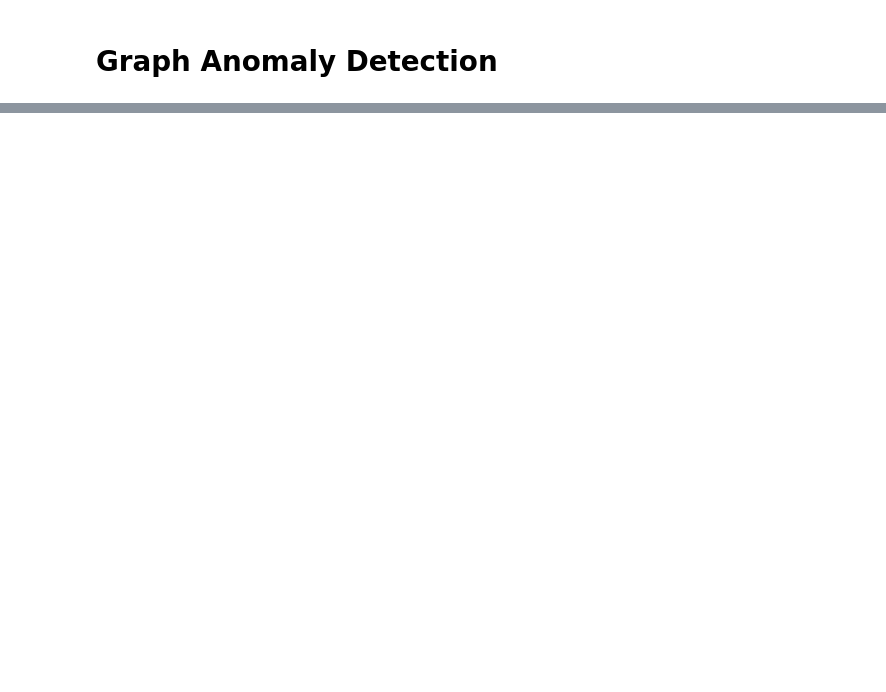
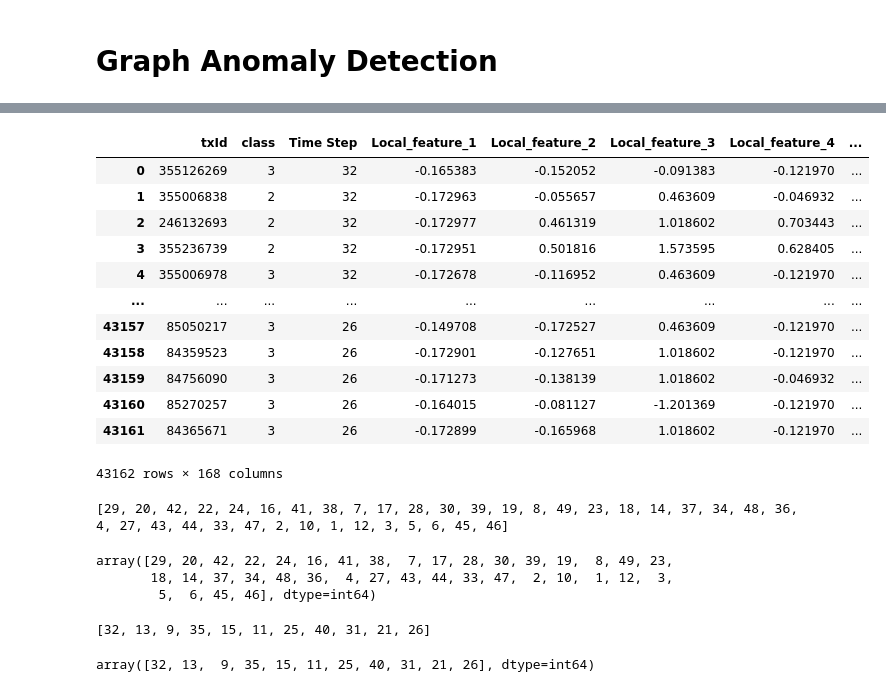
Before and after one commit to Arnau1/GraphAnomaly, a Jupyter notebook: ViewData.ipynb, the cells around one changed output, grey strips where cells are left out. Drawn from its saved outputs; the diff is of its cells as text; code cells hidden in the pictures; blank space fills up the shorter version.

```diff
--- a/ViewData.ipynb
+++ b/ViewData.ipynb
@@ -79,0 +133,34 @@ df_merged.head()
+# %%
+test_df
+# %% [output]
+|  | txId | class | Time Step | Local_feature_1 | Local_feature_2 | Local_feature_3 | Local_feature_4 | ... |
+| 0 | 355126269 | 3 | 32 | -0.165383 | -0.152052 | -0.091383 | -0.121970 | ... |
+| 1 | 355006838 | 2 | 32 | -0.172963 | -0.055657 | 0.463609 | -0.046932 | ... |
+| 2 | 246132693 | 2 | 32 | -0.172977 | 0.461319 | 1.018602 | 0.703443 | ... |
+| 3 | 355236739 | 2 | 32 | -0.172951 | 0.501816 | 1.573595 | 0.628405 | ... |
+| 4 | 355006978 | 3 | 32 | -0.172678 | -0.116952 | 0.463609 | -0.121970 | ... |
+| ... | ... | ... | ... | ... | ... | ... | ... | ... |
+| 43157 | 85050217 | 3 | 26 | -0.149708 | -0.172527 | 0.463609 | -0.121970 | ... |
+| 43158 | 84359523 | 3 | 26 | -0.172901 | -0.127651 | 1.018602 | -0.121970 | ... |
+| 43159 | 84756090 | 3 | 26 | -0.171273 | -0.138139 | 1.018602 | -0.046932 | ... |
+| 43160 | 85270257 | 3 | 26 | -0.164015 | -0.081127 | -1.201369 | -0.121970 | ... |
+| 43161 | 84365671 | 3 | 26 | -0.172899 | -0.165968 | 1.018602 | -0.121970 | ... |
+43162 rows × 168 columns
+# %%
+print(assigned_train)
+# %% [output]
+[29, 20, 42, 22, 24, 16, 41, 38, 7, 17, 28, 30, 39, 19, 8, 49, 23, 18, 14, 37, 34, 48, 36, 4, 27, 43, 44, 33, 47, 2, 10, 1, 12, 3, 5, 6, 45, 46]
+# %%
+train_df['Time Step'].unique()
+# %% [output]
+array([29, 20, 42, 22, 24, 16, 41, 38,  7, 17, 28, 30, 39, 19,  8, 49, 23,
+       18, 14, 37, 34, 48, 36,  4, 27, 43, 44, 33, 47,  2, 10,  1, 12,  3,
+        5,  6, 45, 46], dtype=int64)
+# %%
+print(assigned_test)
+# %% [output]
+[32, 13, 9, 35, 15, 11, 25, 40, 31, 21, 26]
+# %%
+test_df['Time Step'].unique()
+# %% [output]
+array([32, 13,  9, 35, 15, 11, 25, 40, 31, 21, 26], dtype=int64)
```
Also changed, not shown: parts of 34 cells of this notebook.
